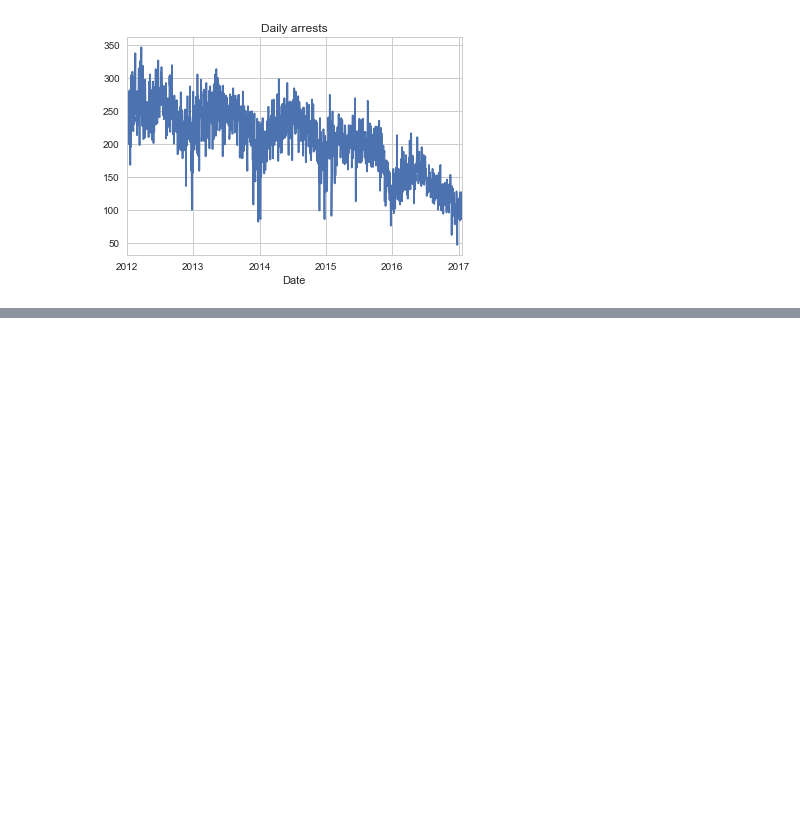
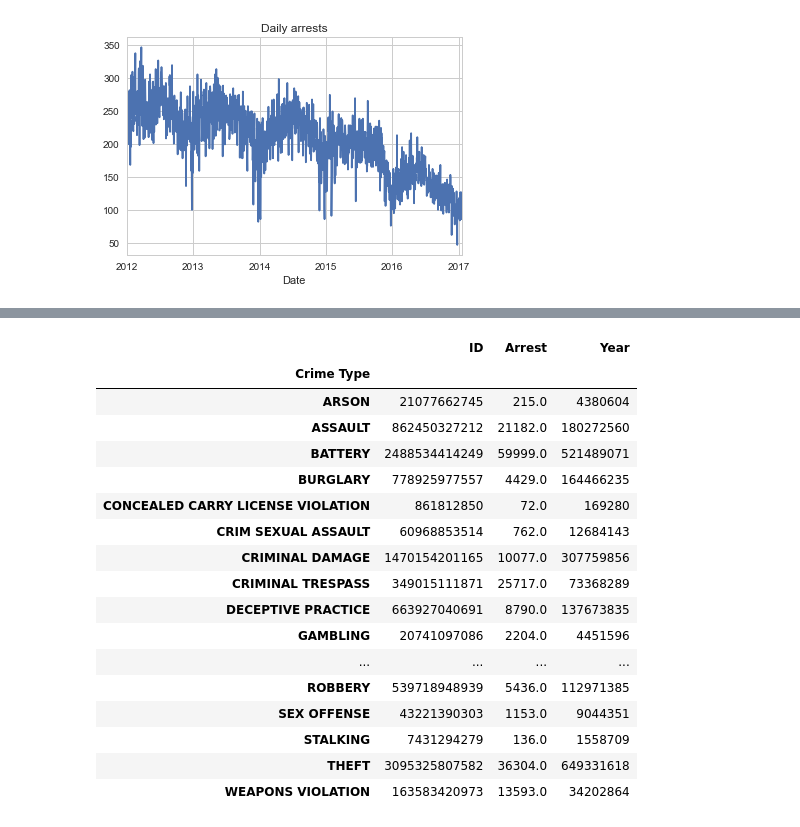
Before and after one commit to perako22/Project_2, a Jupyter notebook: chicago_crimes_data_analysis.ipynb, the cells around one changed output, grey strips where cells are left out. Saved outputs shown, nothing was run; the diff lists cells and outputs as text; code cells hidden in the pictures; blank space fills up the shorter version.

```diff
--- a/chicago_crimes_data_analysis.ipynb
+++ b/chicago_crimes_data_analysis.ipynb
@@ -153,0 +208,21 @@ theft_2017 = pd.DataFrame(crimes_2017[crimes_2017['Primary Type'].isin(['THEFT',
+# %%
+chicago_crimes_df.groupby("Crime Type").sum()
+# %% [output]
+|  | ID | Arrest | Year |
+| Crime Type |  |  |  |
+| ARSON | 21077662745 | 215.0 | 4380604 |
+| ASSAULT | 862450327212 | 21182.0 | 180272560 |
+| BATTERY | 2488534414249 | 59999.0 | 521489071 |
+| BURGLARY | 778925977557 | 4429.0 | 164466235 |
+| CONCEALED CARRY LICENSE VIOLATION | 861812850 | 72.0 | 169280 |
+| CRIM SEXUAL ASSAULT | 60968853514 | 762.0 | 12684143 |
+| CRIMINAL DAMAGE | 1470154201165 | 10077.0 | 307759856 |
+| CRIMINAL TRESPASS | 349015111871 | 25717.0 | 73368289 |
+| DECEPTIVE PRACTICE | 663927040691 | 8790.0 | 137673835 |
+| GAMBLING | 20741097086 | 2204.0 | 4451596 |
+| ... | ... | ... | ... |
+| ROBBERY | 539718948939 | 5436.0 | 112971385 |
+| SEX OFFENSE | 43221390303 | 1153.0 | 9044351 |
+| STALKING | 7431294279 | 136.0 | 1558709 |
+| THEFT | 3095325807582 | 36304.0 | 649331618 |
+| WEAPONS VIOLATION | 163583420973 | 13593.0 | 34202864 |
```
Also changed, not shown: parts of 12 cells of this notebook.
